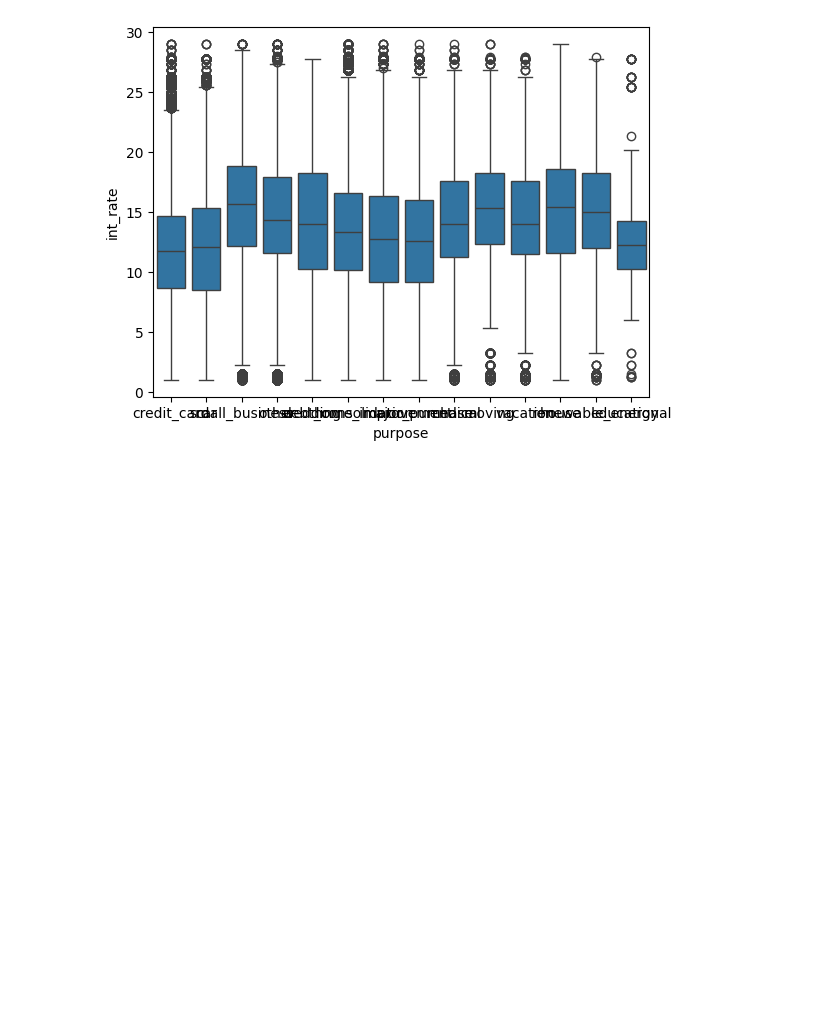
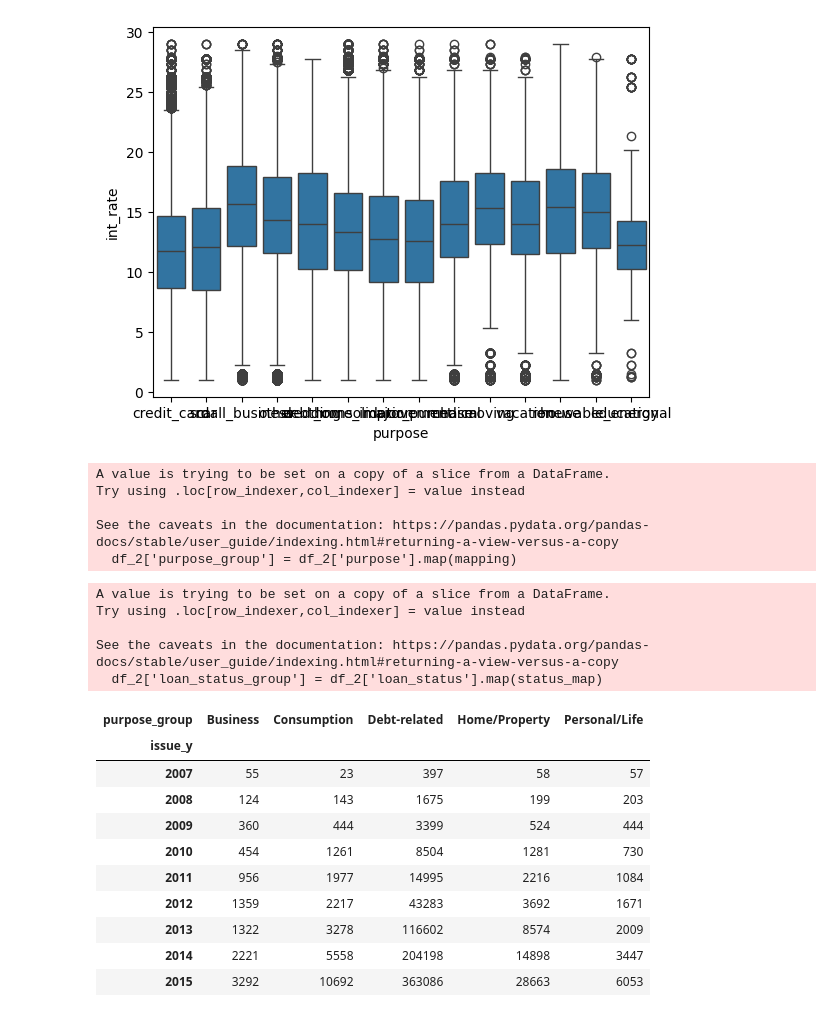
Before and after one commit to yuhueoeo/Beajar_DS, a Jupyter notebook: FS_Customer_Loan.ipynb, the cells around one changed output. Drawn from its saved outputs; the diff is of its cells as text; code cells hidden in the pictures; blank space fills up the shorter version.

```diff
--- a/FS_Customer_Loan.ipynb
+++ b/FS_Customer_Loan.ipynb
@@ -593,3 +594,70 @@ sns.boxplot(x='purpose', y='int_rate', data=df_2)
 # %% [output]
 <Axes: xlabel='purpose', ylabel='int_rate'>
 [figure]
+# %%
+mapping = {
+    'credit_card': 'Debt-related',
+    'debt_consolidation': 'Debt-related',
+    'other': 'Debt-related',  # or 'Other' if you prefer separate group
+
+    'home_improvement': 'Home/Property',
+    'house': 'Home/Property',
+    'moving': 'Home/Property',
+    'renewable_energy': 'Home/Property',
+
+    'wedding': 'Personal/Life',
+    'vacation': 'Personal/Life',
+    'medical': 'Personal/Life',
+    'educational': 'Personal/Life',
+
+    'car': 'Consumption',
+    'major_purchase': 'Consumption',
+
+    'small_business': 'Business'
+}
+
+df_2['purpose_group'] = df_2['purpose'].map(mapping)
+# %% [output]
+A value is trying to be set on a copy of a slice from a DataFrame.
+Try using .loc[row_indexer,col_indexer] = value instead
+
+See the caveats in the documentation: https://pandas.pydata.org/pandas-docs/stable/user_guide/indexing.html#returning-a-view-versus-a-copy
+  df_2['purpose_group'] = df_2['purpose'].map(mapping)
+# %%
+status_map = {
+    'Fully Paid': 'Good',
+    'Does not meet the credit policy. Status:Fully Paid': 'Good',
+
+    'Current': 'Active',
+    'Issued': 'Active',
+    'In Grace Period': 'Active',
+
+    'Late (16-30 days)': 'Late',
+    'Late (31-120 days)': 'Late',
+
+    'Charged Off': 'Bad',
+    'Default': 'Bad',
+    'Does not meet the credit policy. Status:Charged Off': 'Bad'
+}
+
+df_2['loan_status_group'] = df_2['loan_status'].map(status_map)
+# %% [output]
+A value is trying to be set on a copy of a slice from a DataFrame.
+Try using .loc[row_indexer,col_indexer] = value instead
+
+See the caveats in the documentation: https://pandas.pydata.org/pandas-docs/stable/user_guide/indexing.html#returning-a-view-versus-a-copy
+  df_2['loan_status_group'] = df_2['loan_status'].map(status_map)
+# %%
+df_2.groupby([ 'issue_y','purpose_group']).size().unstack(fill_value=0)
+# %% [output]
+| purpose_group | Business | Consumption | Debt-related | Home/Property | Personal/Life |
+| issue_y |  |  |  |  |  |
+| 2007 | 55 | 23 | 397 | 58 | 57 |
+| 2008 | 124 | 143 | 1675 | 199 | 203 |
+| 2009 | 360 | 444 | 3399 | 524 | 444 |
+| 2010 | 454 | 1261 | 8504 | 1281 | 730 |
+| 2011 | 956 | 1977 | 14995 | 2216 | 1084 |
+| 2012 | 1359 | 2217 | 43283 | 3692 | 1671 |
+| 2013 | 1322 | 3278 | 116602 | 8574 | 2009 |
+| 2014 | 2221 | 5558 | 204198 | 14898 | 3447 |
+| 2015 | 3292 | 10692 | 363086 | 28663 | 6053 |
```
Also changed, not shown: parts of 4 cells of this notebook.
